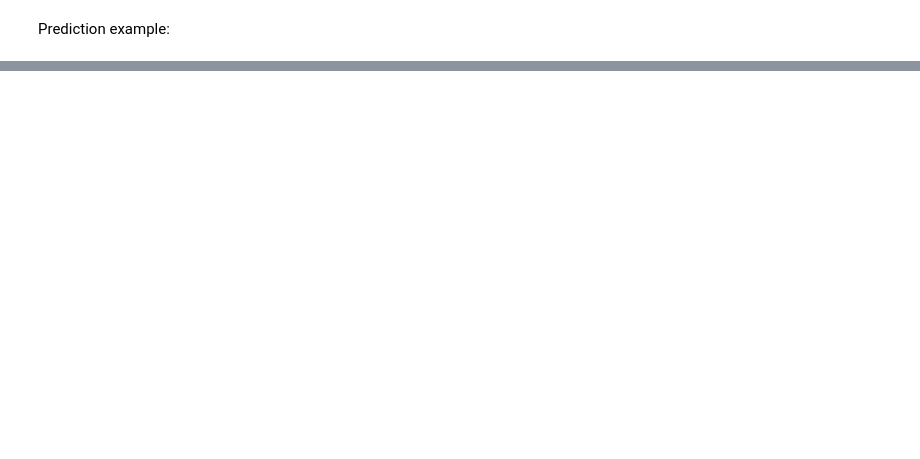
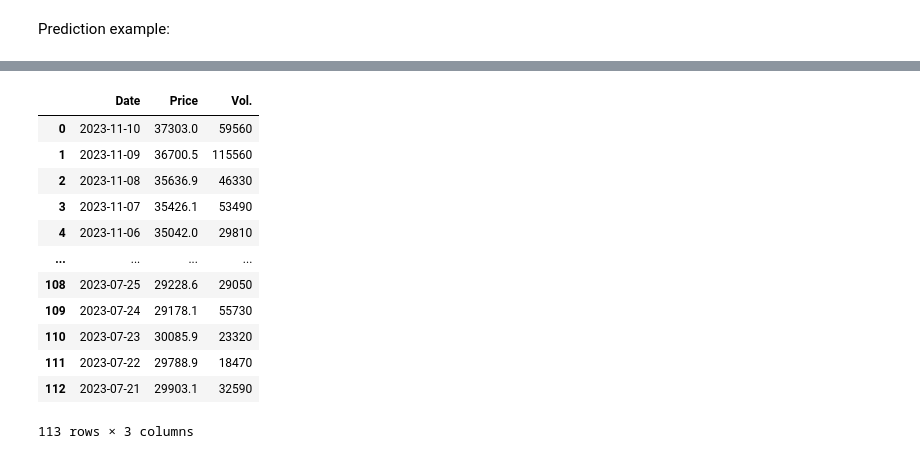
Before and after one commit to Davigbit/BitcoinAI, a Jupyter notebook: Data.ipynb, the cells around one changed output, grey strips where cells are left out. Cells and saved outputs as stored; diff of their text form; code cells hidden in the pictures; blank space fills up the shorter version.

```diff
--- a/Data.ipynb
+++ b/Data.ipynb
@@ -236,0 +268,19 @@ US$ 27155.57
+# %%
+df_bit = pd.read_csv('Bitcoin test.csv')
+df_bit['Date'] = pd.to_datetime(df_bit['Date'])
+
+df_bit
+# %% [output]
+|  | Date | Price | Vol. |
+| 0 | 2023-11-10 | 37303.0 | 59560 |
+| 1 | 2023-11-09 | 36700.5 | 115560 |
+| 2 | 2023-11-08 | 35636.9 | 46330 |
+| 3 | 2023-11-07 | 35426.1 | 53490 |
+| 4 | 2023-11-06 | 35042.0 | 29810 |
+| ... | ... | ... | ... |
+| 108 | 2023-07-25 | 29228.6 | 29050 |
+| 109 | 2023-07-24 | 29178.1 | 55730 |
+| 110 | 2023-07-23 | 30085.9 | 23320 |
+| 111 | 2023-07-22 | 29788.9 | 18470 |
+| 112 | 2023-07-21 | 29903.1 | 32590 |
+113 rows × 3 columns
```
Also changed, not shown: parts of 14 cells of this notebook, 3 other files.
